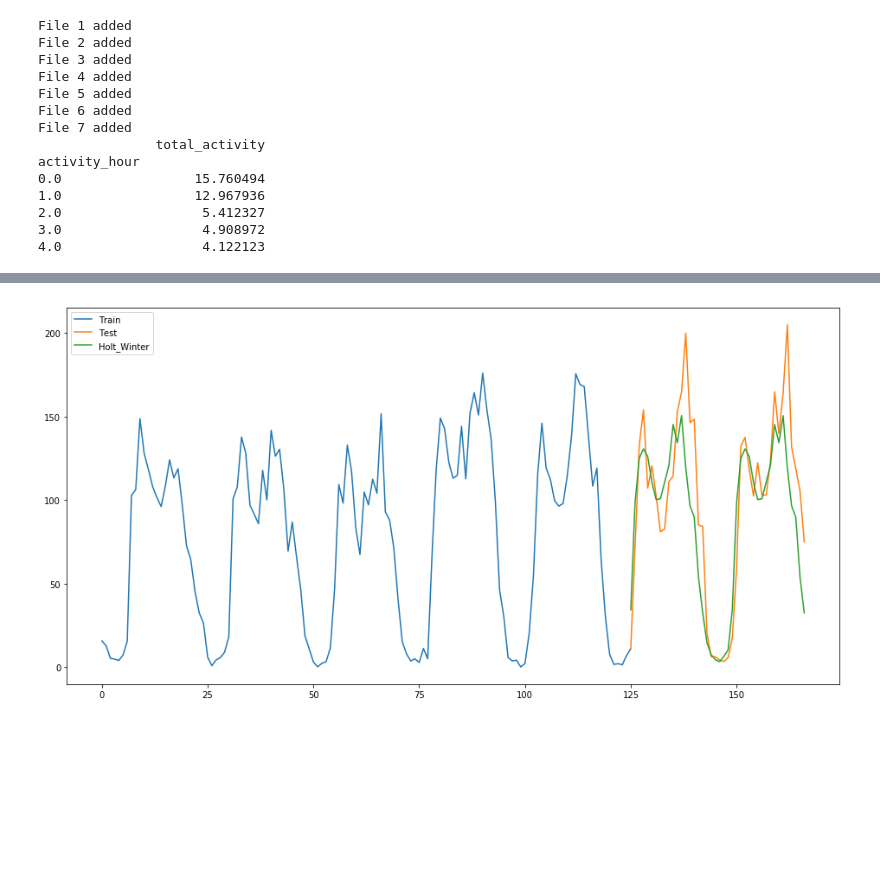
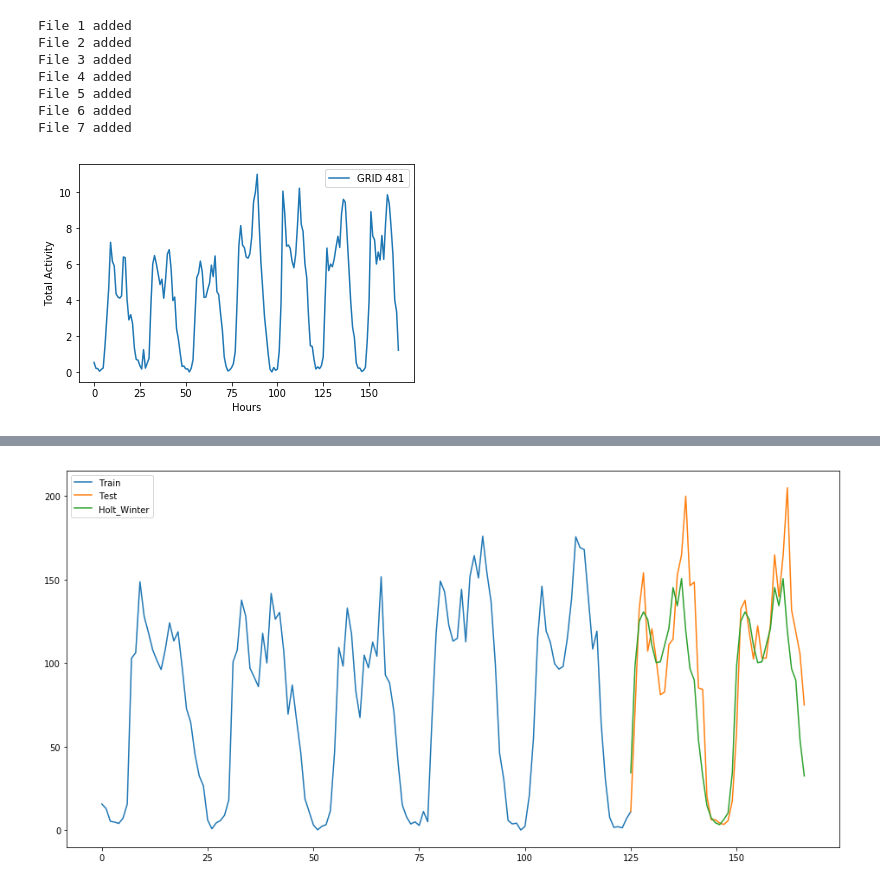
Before and after one commit to MayurKharbas/BE_Project_Grp30, a Jupyter notebook: Holt-winter-simple.ipynb, the cells around one changed output, grey strips where cells are left out. Saved outputs shown, nothing was run; the diff lists cells and outputs as text; code cells hidden in the pictures; blank space fills up the shorter version.

```diff
--- a/Holt-winter-simple.ipynb
+++ b/Holt-winter-simple.ipynb
@@ -15,33 +15,27 @@ import matplotlib.pyplot as plt
 %matplotlib inline
 # %%
 df = pd.DataFrame({})
-path = '/media/mayur/Softwares/BE Project/ProcessedDataset/November/'
+path = '/media/mayur/Softwares/BE_Project_Grp30/Processed dataset full/'
 for i in range(1,8):
-    df_new = pd.read_csv(path+'sms-call-internet-mi-2013-11-0{}.csv'.format(i), parse_dates=['activity_date'])
+    if i<10:
+        df_new = pd.read_csv(path+'sms-call-internet-mi-2013-11-0{}.csv'.format(i), parse_dates=['activity_date'])
+    else:
+        df_new = pd.read_csv(path+'sms-call-internet-mi-2013-11-{}.csv'.format(i), parse_dates=['activity_date'])
     df = df.append(df_new)
     print("File " + str(i) + " added")
 
 df['activity_hour'] += 24*(df.activity_date.dt.day-1)
 
-series = df[df['square_id']==147]
-series.set_index('activity_hour', inplace=True)
-series.drop(['square_id', 'activity_date'], axis=1, inplace=True)
-
-train = series[:125]
-test = series[125:]
-print(train.head())
+ax = df[df.square_id==481].plot(x='activity_hour', y='total_activity', label='GRID 481')
+plt.xlabel("Hours")
+plt.ylabel("Total Activity")
+plt.show()
 # %% [output]
 File 1 added
 File 2 added
 File 3 added
 File 4 added
 File 5 added
 File 6 added
 File 7 added
-               total_activity
-activity_hour
-0.0                 15.760494
-1.0                 12.967936
-2.0                  5.412327
-3.0                  4.908972
-4.0                  4.122123
+[figure, added]
```
Also changed, not shown: parts of 5 cells of this notebook, 7 other files.
